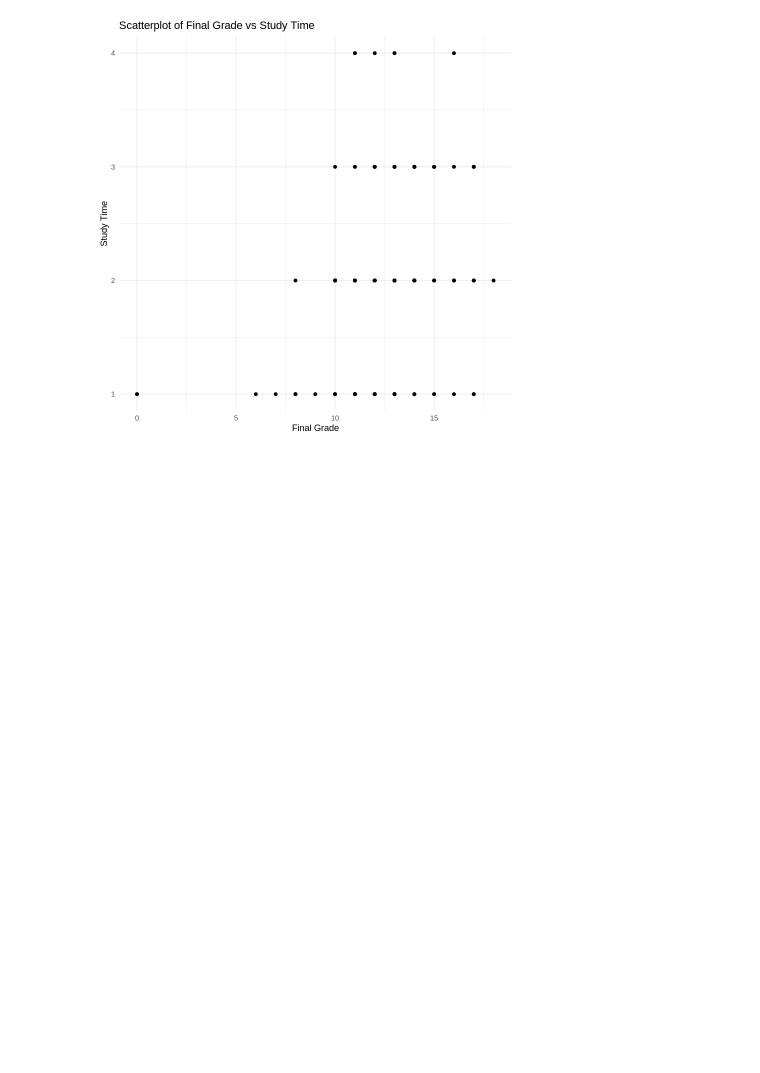
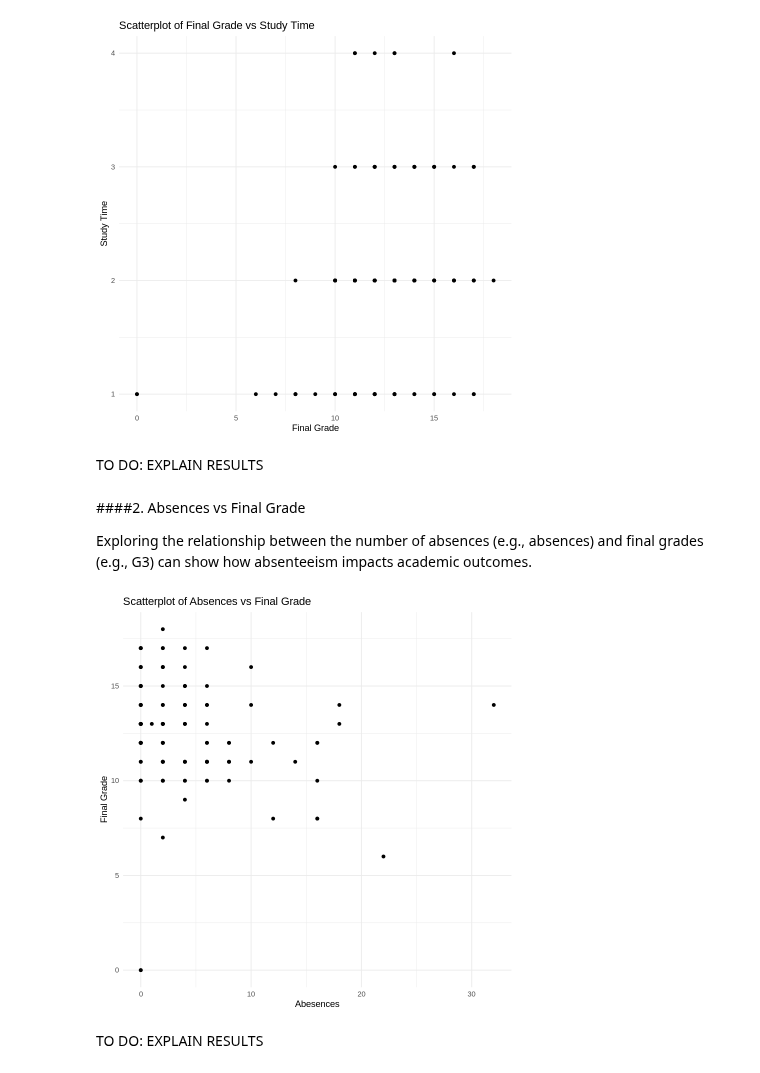
Before and after one commit to carlos-alves-one/Student-Performance-R, a Jupyter notebook: Regression_CW1.ipynb, the cells around one changed output. Drawn from its saved outputs; the diff is of its cells as text; code cells hidden in the pictures; blank space fills up the shorter version.

Commit message:
Scatterplot between Absences vs Final Grade

```diff
--- a/Regression_CW1.ipynb
+++ b/Regression_CW1.ipynb
@@ -360,3 +360,22 @@ ggplot(train_set, aes(x = G3.y, y = studytime.y)) +  # Replace X and Y with vari
   labs(title = "Scatterplot of Final Grade vs Study Time", x = "Final Grade", y = "Study Time")
 # %% [output]
 [figure]
+# %% [markdown]
+TO DO: EXPLAIN RESULTS
+# %% [markdown]
+####2. Absences vs Final Grade
+
+Exploring the relationship between the number of absences (e.g., absences) and final grades (e.g., G3) can show how absenteeism impacts academic outcomes.
+# %%
+# Load necessary library for plotting
+library(ggplot2)
+
+# Scatterplot between Absences vs Final Grade"
+ggplot(train_set, aes(x = absences.y, y = G3.y)) +  # Replace X and Y with variable names
+  geom_point() +
+  theme_minimal() +
+  labs(title = "Scatterplot of Absences vs Final Grade", x = "Abesences", y = "Final Grade")
+# %% [output]
+[figure, added]
+# %% [markdown]
+TO DO: EXPLAIN RESULTS
```
